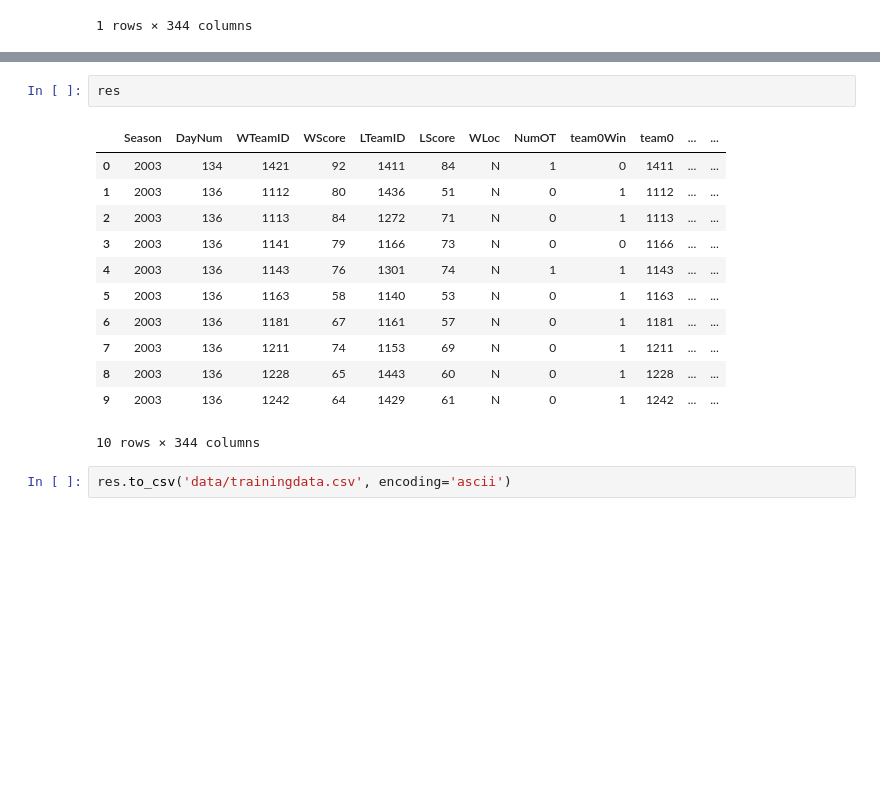
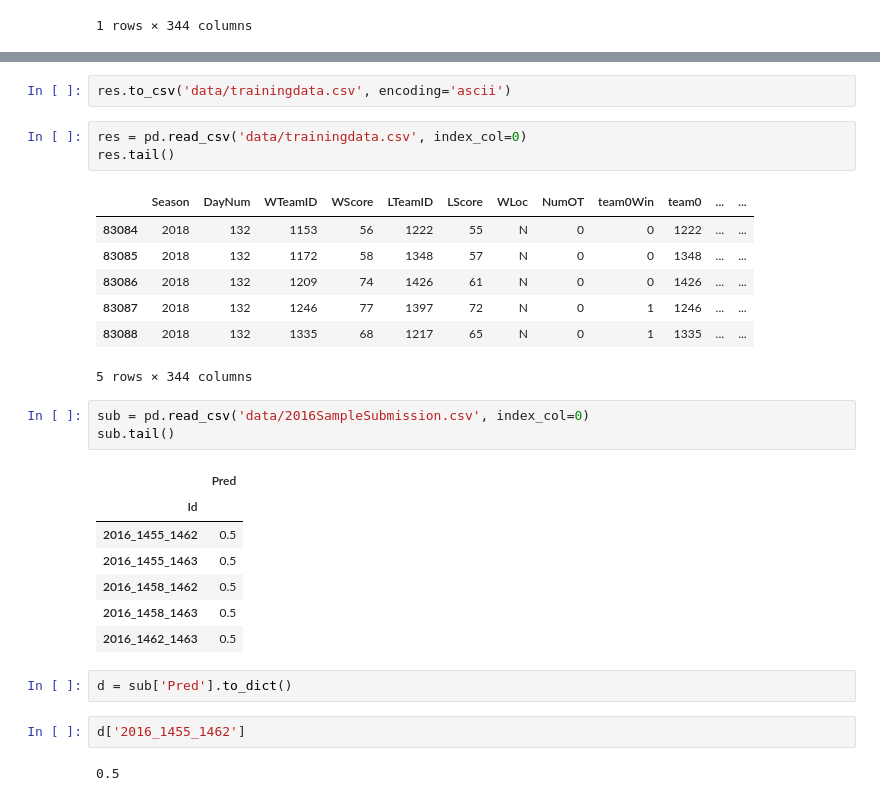
Before and after one commit to dtamayo/NCAAbasketball, a Jupyter notebook: 2019/2019GenerateMassey.ipynb, the cells around one changed output, grey strips where cells are left out. Cells and saved outputs as stored; diff of their text form; blank space fills up the shorter version.

```diff
--- a/2019/2019GenerateMassey.ipynb
+++ b/2019/2019GenerateMassey.ipynb
@@ -148,17 +143,30 @@ Wall time: 16 s
-# %%
-res
-# %% [output]
-|  | Season | DayNum | WTeamID | WScore | LTeamID | LScore | WLoc | NumOT | team0Win | team0 | ... | ... |
-| 0 | 2003 | 134 | 1421 | 92 | 1411 | 84 | N | 1 | 0 | 1411 | ... | ... |
-| 1 | 2003 | 136 | 1112 | 80 | 1436 | 51 | N | 0 | 1 | 1112 | ... | ... |
-| 2 | 2003 | 136 | 1113 | 84 | 1272 | 71 | N | 0 | 1 | 1113 | ... | ... |
-| 3 | 2003 | 136 | 1141 | 79 | 1166 | 73 | N | 0 | 0 | 1166 | ... | ... |
-| 4 | 2003 | 136 | 1143 | 76 | 1301 | 74 | N | 1 | 1 | 1143 | ... | ... |
-| 5 | 2003 | 136 | 1163 | 58 | 1140 | 53 | N | 0 | 1 | 1163 | ... | ... |
-| 6 | 2003 | 136 | 1181 | 67 | 1161 | 57 | N | 0 | 1 | 1181 | ... | ... |
-| 7 | 2003 | 136 | 1211 | 74 | 1153 | 69 | N | 0 | 1 | 1211 | ... | ... |
-| 8 | 2003 | 136 | 1228 | 65 | 1443 | 60 | N | 0 | 1 | 1228 | ... | ... |
-| 9 | 2003 | 136 | 1242 | 64 | 1429 | 61 | N | 0 | 1 | 1242 | ... | ... |
-10 rows × 344 columns
 # %%
 res.to_csv('data/trainingdata.csv', encoding='ascii')
+# %%
+res = pd.read_csv('data/trainingdata.csv', index_col=0)
+res.tail()
+# %% [output]
+|  | Season | DayNum | WTeamID | WScore | LTeamID | LScore | WLoc | NumOT | team0Win | team0 | ... | ... |
+| 83084 | 2018 | 132 | 1153 | 56 | 1222 | 55 | N | 0 | 0 | 1222 | ... | ... |
+| 83085 | 2018 | 132 | 1172 | 58 | 1348 | 57 | N | 0 | 0 | 1348 | ... | ... |
+| 83086 | 2018 | 132 | 1209 | 74 | 1426 | 61 | N | 0 | 0 | 1426 | ... | ... |
+| 83087 | 2018 | 132 | 1246 | 77 | 1397 | 72 | N | 0 | 1 | 1246 | ... | ... |
+| 83088 | 2018 | 132 | 1335 | 68 | 1217 | 65 | N | 0 | 1 | 1335 | ... | ... |
+5 rows × 344 columns
+# %%
+sub = pd.read_csv('data/2016SampleSubmission.csv', index_col=0)
+sub.tail()
+# %% [output]
+|  | Pred |
+| Id |  |
+| 2016_1455_1462 | 0.5 |
+| 2016_1455_1463 | 0.5 |
+| 2016_1458_1462 | 0.5 |
+| 2016_1458_1463 | 0.5 |
+| 2016_1462_1463 | 0.5 |
+# %%
+d = sub['Pred'].to_dict()
+# %%
+d['2016_1455_1462']
+# %% [output]
+0.5
```
Also changed, not shown: parts of 3 cells of this notebook, 3 other files.
